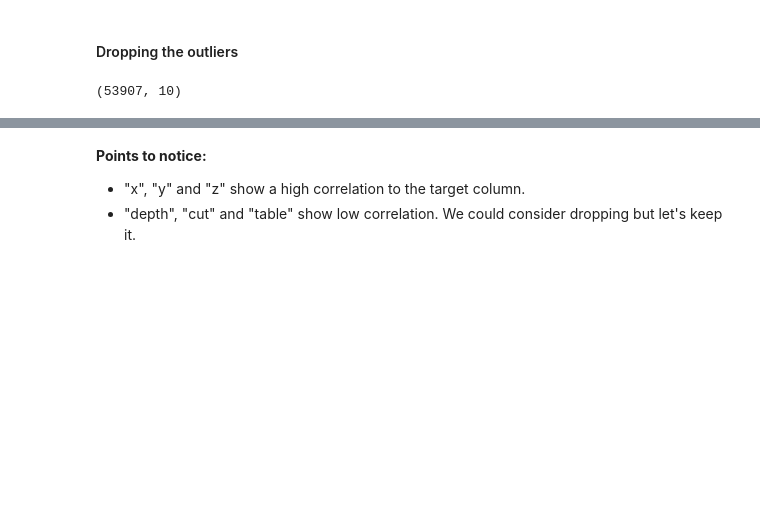
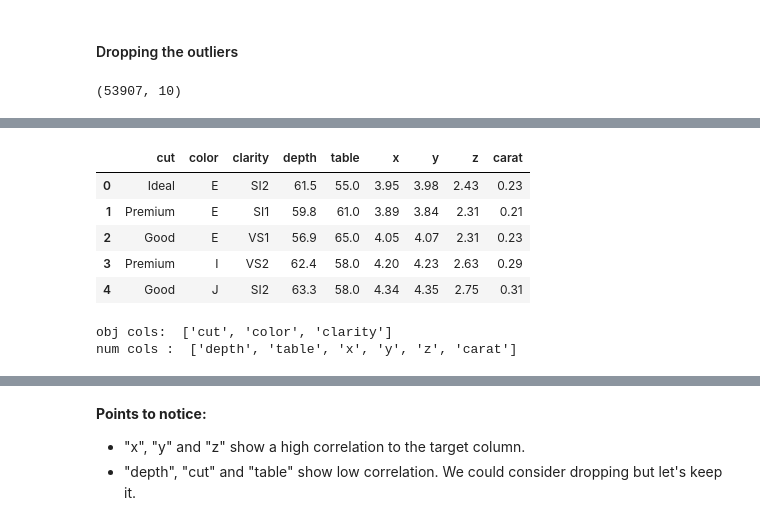
Before and after one commit to achoubey99/DiamondPricePrediction, a Jupyter notebook: Diamond Price Prediction.ipynb, the cells around one changed output, grey strips where cells are left out. Saved outputs shown, nothing was run; the diff lists cells and outputs as text; code cells hidden in the pictures; blank space fills up the shorter version.

```diff
--- a/Diamond Price Prediction.ipynb
+++ b/Diamond Price Prediction.ipynb
@@ -131,7 +175,32 @@ NameError: name 'shade' is not defined
 # %%
-s = df.dtypes == 'object'
-obj_cols = list(s[s].index)
-obj_cols
+# Creating a copy of the original df
+
+df_copy = df.copy()
+
+X= df_copy.drop(["price"],axis =1)
+y= df_copy["price"]
+
+col_to_move = X['carat']
+X.drop(['carat'], axis = 1, inplace = True)
+
+X.insert(X.shape[1], 'carat', col_to_move)
+X.head()
+# %% [output]
+|  | cut | color | clarity | depth | table | x | y | z | carat |
+| 0 | Ideal | E | SI2 | 61.5 | 55.0 | 3.95 | 3.98 | 2.43 | 0.23 |
+| 1 | Premium | E | SI1 | 59.8 | 61.0 | 3.89 | 3.84 | 2.31 | 0.21 |
+| 2 | Good | E | VS1 | 56.9 | 65.0 | 4.05 | 4.07 | 2.31 | 0.23 |
+| 3 | Premium | I | VS2 | 62.4 | 58.0 | 4.20 | 4.23 | 2.63 | 0.29 |
+| 4 | Good | J | SI2 | 63.3 | 58.0 | 4.34 | 4.35 | 2.75 | 0.31 |
+# %%
+obj_cols = X.select_dtypes('object').columns.to_list()
+numeric_cols = X.select_dtypes(include='number').columns.to_list()
+
+print('obj cols: ', obj_cols)
+print('num cols : ', numeric_cols)
+# %% [output]
+obj cols:  ['cut', 'color', 'clarity']
+num cols :  ['depth', 'table', 'x', 'y', 'z', 'carat']
 # %%
 for val in obj_cols:
     plt.figure(figsize=(6,4))
```
Also changed, not shown: parts of 29 cells of this notebook, 9 other files.
